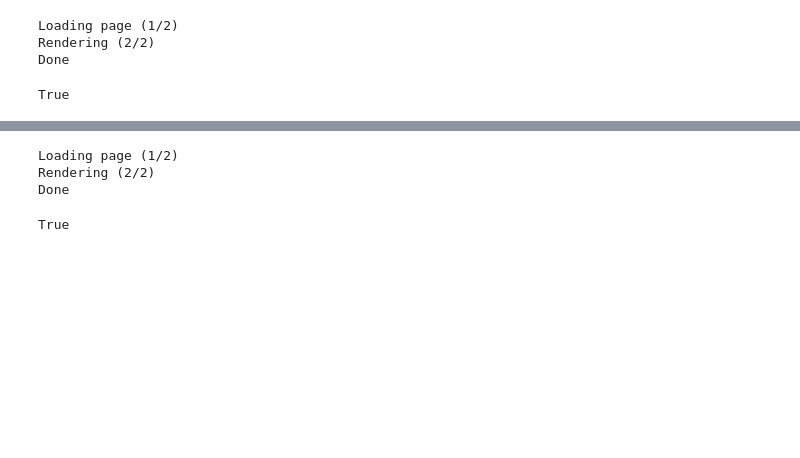
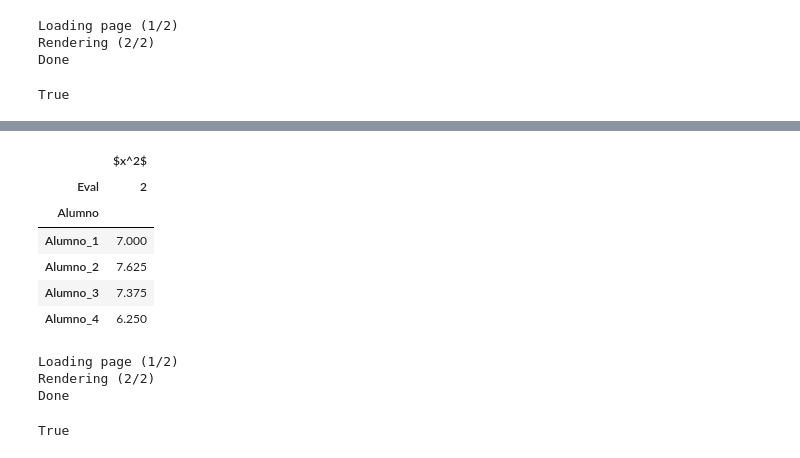
Before and after one commit to crdguez/mat4ac, a Jupyter notebook: notebooks/est_evaluacion_2021.ipynb, the cells around one changed output, grey strips where cells are left out. Drawn from its saved outputs; the diff is of its cells as text; code cells hidden in the pictures; blank space fills up the shorter version.

```diff
--- a/notebooks/est_evaluacion_2021.ipynb
+++ b/notebooks/est_evaluacion_2021.ipynb
@@ -196,4 +207,15 @@ df5.style.format("{:.0f}").format("{:.1f}",subset=(df5.index,df5.columns[-1:])).
 | Media | 7.7 | 7.3 | 7.2 | 6.8 | 8.2 | 7.5 | 5.2 | 5.2 | 8.8 | 9.0 | 6.8 | ... |
+# %%
+df2=actilla_final[actilla_final.Eval == ultima_evaluacion].groupby(['Alumno','Eval'])[['Nota']].mean().unstack('Eval').rename(columns={'Nota':'$\overline{$'})
+df2
+# %% [output]
+|  | $x^2$ |
+| Eval | 2 |
+| Alumno |  |
+| Alumno_1 | 7.000 |
+| Alumno_2 | 7.625 |
+| Alumno_3 | 7.375 |
+| Alumno_4 | 6.250 |
 # %%
 imgkit.from_string(df5.style.format("{:.0f}").format("{:.1f}",subset=(df5.index,df5.columns[-1:])).format("{:.1f}",subset=(df5.index[-1:],df5.columns)).applymap(color_negative_red).highlight_null("white").set_na_rep('-').render(),'prueba.png')
 # %% [output]
```
Also changed, not shown: parts of 3 cells of this notebook, 2 other files.
